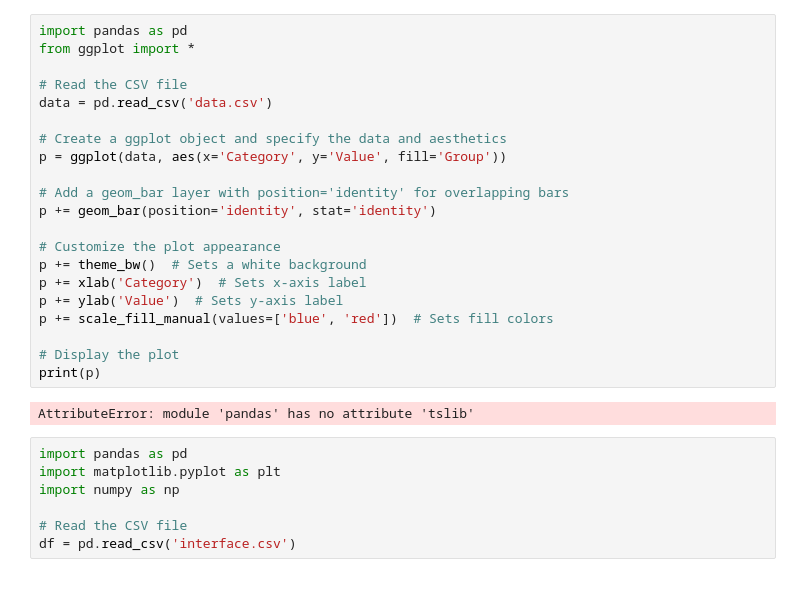
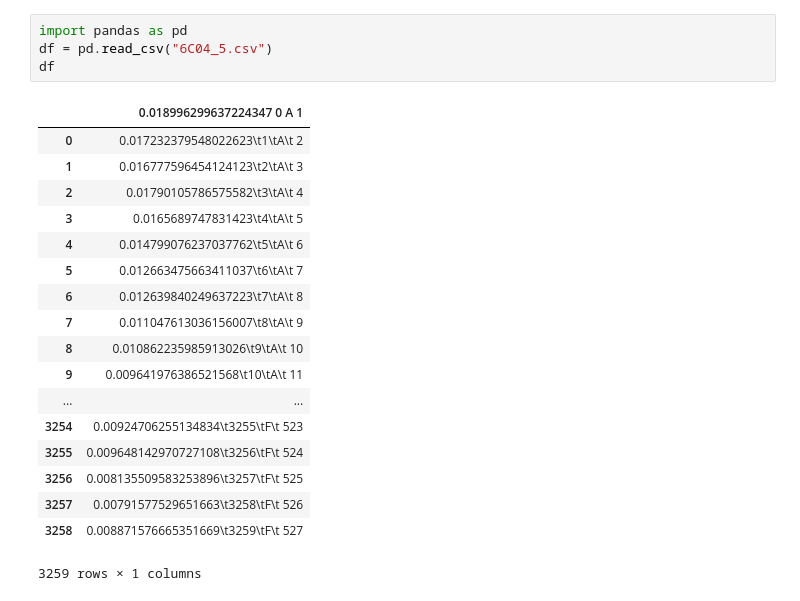
Before and after one commit to BheemireddySneha/RNApol, a Jupyter notebook: Untitled.ipynb, the cells around one changed output. Saved outputs shown, nothing was run; the diff lists cells and outputs as text.

```diff
--- a/Untitled.ipynb
+++ b/Untitled.ipynb
@@ -1,30 +1,23 @@
-# %%
-import pandas as pd
-from ggplot import *
-
-# Read the CSV file
-data = pd.read_csv('data.csv')
-
-# Create a ggplot object and specify the data and aesthetics
-p = ggplot(data, aes(x='Category', y='Value', fill='Group'))
-
-# Add a geom_bar layer with position='identity' for overlapping bars
-p += geom_bar(position='identity', stat='identity')
-
-# Customize the plot appearance
-p += theme_bw()  # Sets a white background
-p += xlab('Category')  # Sets x-axis label
-p += ylab('Value')  # Sets y-axis label
-p += scale_fill_manual(values=['blue', 'red'])  # Sets fill colors
-
-# Display the plot
-print(p)
-# %% [output]
-AttributeError: module 'pandas' has no attribute 'tslib'
 # %%
 import pandas as pd
-import matplotlib.pyplot as plt
-import numpy as np
-
-# Read the CSV file
-df = pd.read_csv('interface.csv')
+df = pd.read_csv("6C04_5.csv")
+df
+# %% [output]
+|  | 0.018996299637224347 0 A 1 |
+| 0 | 0.017232379548022623\t1\tA\t 2 |
+| 1 | 0.016777596454124123\t2\tA\t 3 |
+| 2 | 0.01790105786575582\t3\tA\t 4 |
+| 3 | 0.0165689747831423\t4\tA\t 5 |
+| 4 | 0.014799076237037762\t5\tA\t 6 |
+| 5 | 0.012663475663411037\t6\tA\t 7 |
+| 6 | 0.012639840249637223\t7\tA\t 8 |
+| 7 | 0.011047613036156007\t8\tA\t 9 |
+| 8 | 0.010862235985913026\t9\tA\t 10 |
+| 9 | 0.009641976386521568\t10\tA\t 11 |
+| ... | ... |
+| 3254 | 0.00924706255134834\t3255\tF\t 523 |
+| 3255 | 0.009648142970727108\t3256\tF\t 524 |
+| 3256 | 0.008135509583253896\t3257\tF\t 525 |
+| 3257 | 0.00791577529651663\t3258\tF\t 526 |
+| 3258 | 0.008871576665351669\t3259\tF\t 527 |
+3259 rows × 1 columns
```
Also changed, not shown: parts of 37 cells of this notebook, 28 other files.
